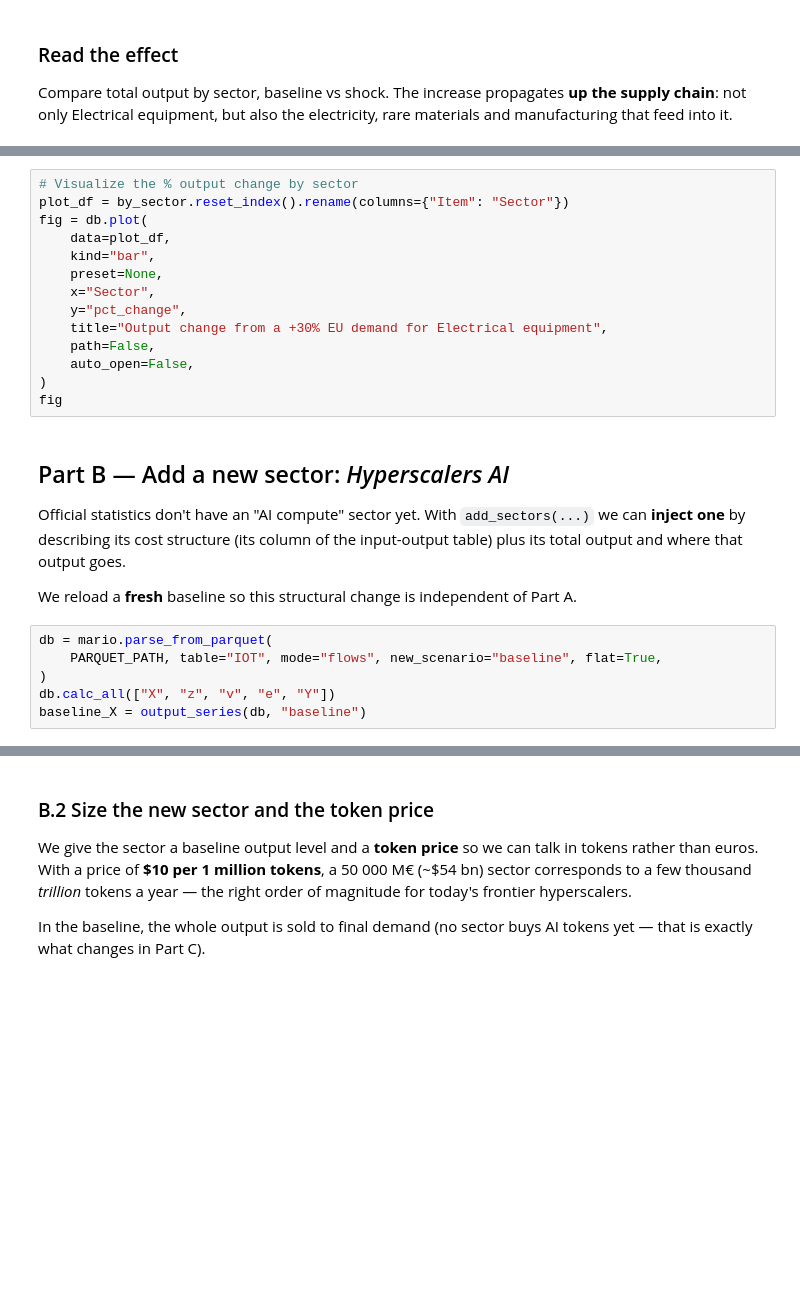
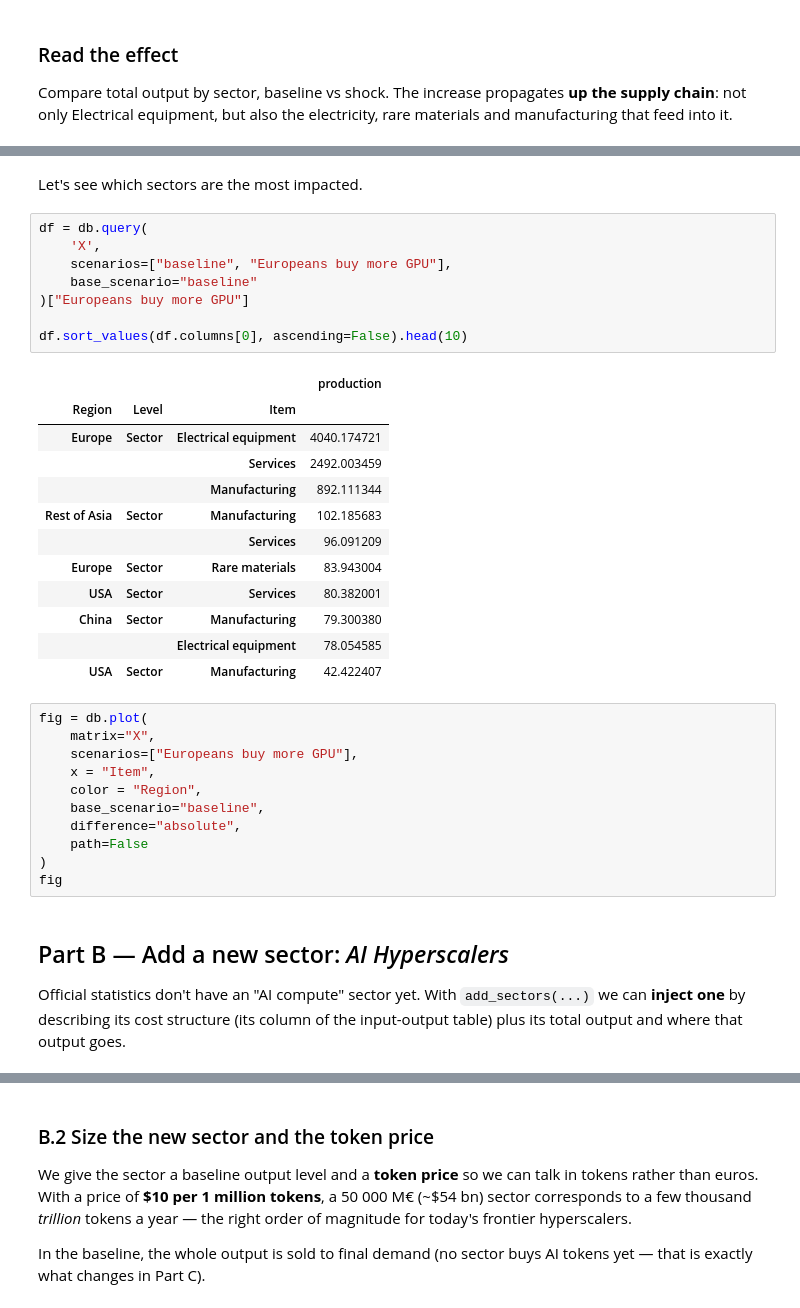
Before and after one commit to it-is-me-mario/deep-dive, a Jupyter notebook: notebooks/3. Add sectors and shocks (AI scenarios).ipynb, the cells around one changed output, grey strips where cells are left out. Saved outputs shown, nothing was run; the diff lists cells and outputs as text; blank space fills up the shorter version.

```diff
--- a/notebooks/3. Add sectors and shocks (AI scenarios).ipynb
+++ b/notebooks/3. Add sectors and shocks (AI scenarios).ipynb
@@ -116,31 +135,43 @@ by_sector.sort_values("pct_change", ascending=False)
+# %% [markdown]
+Let's see which sectors are the most impacted.
+# %%
+df = db.query(
+    'X',
+    scenarios=["baseline", "Europeans buy more GPU"],
+    base_scenario="baseline"
+)["Europeans buy more GPU"]
+
+df.sort_values(df.columns[0], ascending=False).head(10)
+# %% [output]
+|  |  |  | production |
+| Region | Level | Item |  |
+| Europe | Sector | Electrical equipment | 4040.174721 |
+|  |  | Services | 2492.003459 |
+|  |  | Manufacturing | 892.111344 |
+| Rest of Asia | Sector | Manufacturing | 102.185683 |
+|  |  | Services | 96.091209 |
+| Europe | Sector | Rare materials | 83.943004 |
+| USA | Sector | Services | 80.382001 |
+| China | Sector | Manufacturing | 79.300380 |
+|  |  | Electrical equipment | 78.054585 |
+| USA | Sector | Manufacturing | 42.422407 |
 # %%
-# Visualize the % output change by sector
-plot_df = by_sector.reset_index().rename(columns={"Item": "Sector"})
 fig = db.plot(
-    data=plot_df,
-    kind="bar",
-    preset=None,
-    x="Sector",
-    y="pct_change",
-    title="Output change from a +30% EU demand for Electrical equipment",
-    path=False,
-    auto_open=False,
+    matrix="X",
+    scenarios=["Europeans buy more GPU"],
+    x = "Item",
+    color = "Region",
+    base_scenario="baseline",
+    difference="absolute",
+    path=False
 )
 fig
 # %% [markdown]
-## Part B — Add a new sector: *Hyperscalers AI*
+## Part B — Add a new sector: *AI Hyperscalers*
 
 Official statistics don't have an "AI compute" sector yet. With `add_sectors(...)`
 we can **inject one** by describing its cost structure (its column of the
 input-output table) plus its total output and where that output goes.
-
-We reload a **fresh** baseline so this structural change is independent of Part A.
-# %%
-db = mario.parse_from_parquet(
-    PARQUET_PATH, table="IOT", mode="flows", new_scenario="baseline", flat=True,
-)
-db.calc_all(["X", "z", "v", "e", "Y"])
-baseline_X = output_series(db, "baseline")
 # %% [markdown]
 ### B.1 The cost structure of an AI hyperscaler
 
```
Also changed, not shown: parts of 30 cells of this notebook, 2 other files.
